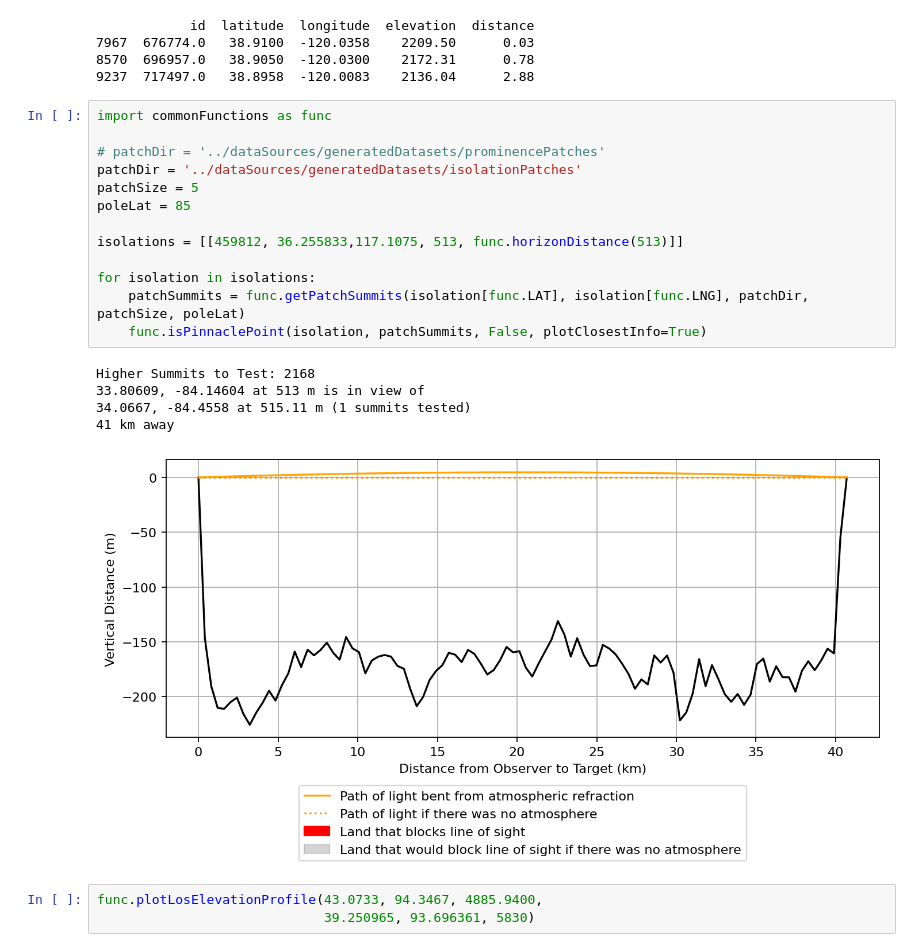
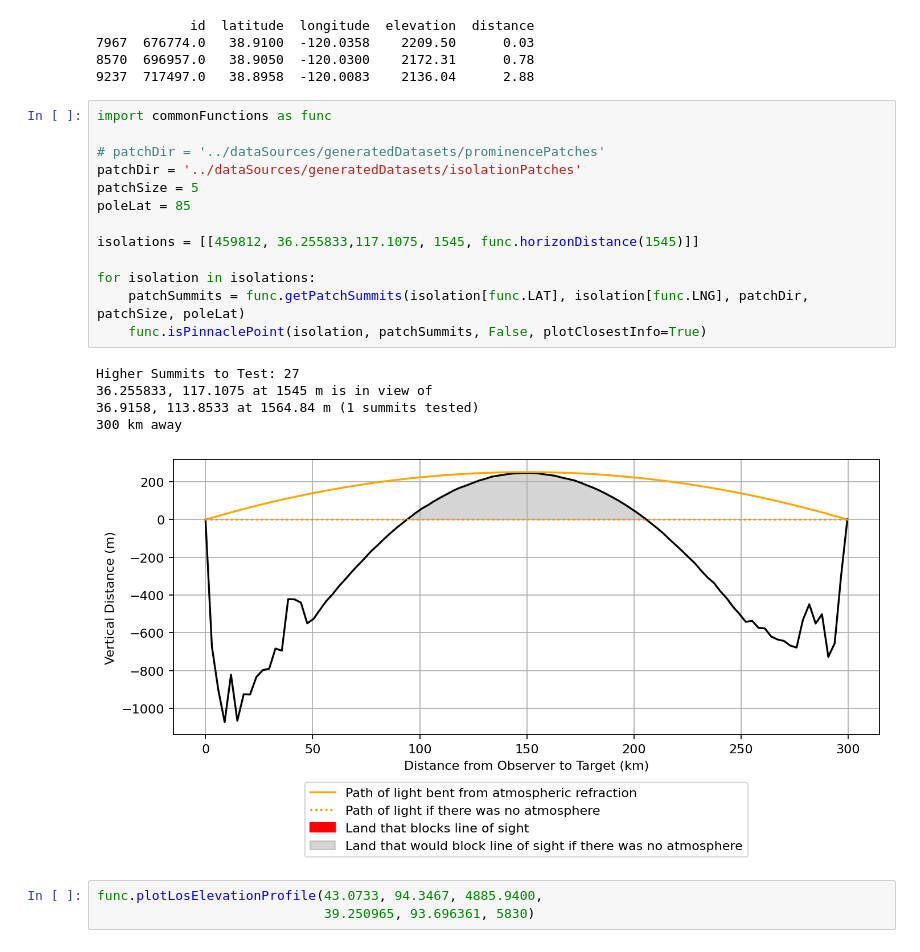
Before and after one commit to jgbreault/PinnaclePoints, a Jupyter notebook: scripts/analysis.ipynb, the cells around one changed output. Cells and saved outputs as stored; diff of their text form.

```diff
--- a/scripts/analysis.ipynb
+++ b/scripts/analysis.ipynb
@@ -538,22 +541,22 @@ findClosestSummitsToPoint(latitudeToTest, longitudeToTest, summits)
 # %%
 import commonFunctions as func
 
 # patchDir = '../dataSources/generatedDatasets/prominencePatches'
 patchDir = '../dataSources/generatedDatasets/isolationPatches'
 patchSize = 5
 poleLat = 85
 
-isolations = [[459812, 36.255833,117.1075, 513, func.horizonDistance(513)]]
+isolations = [[459812, 36.255833,117.1075, 1545, func.horizonDistance(1545)]]
 
 for isolation in isolations:
     patchSummits = func.getPatchSummits(isolation[func.LAT], isolation[func.LNG], patchDir, patchSize, poleLat)
     func.isPinnaclePoint(isolation, patchSummits, False, plotClosestInfo=True)
 # %% [output]
-Higher Summits to Test: 2168
-33.80609, -84.14604 at 513 m is in view of
-34.0667, -84.4558 at 515.11 m (1 summits tested)
-41 km away
+Higher Summits to Test: 27
+36.255833, 117.1075 at 1545 m is in view of
+36.9158, 113.8533 at 1564.84 m (1 summits tested)
+300 km away
-[figure, old version]
+[figure, new version]
 # %%
 func.plotLosElevationProfile(43.0733, 94.3467, 4885.9400,
                              39.250965, 93.696361, 5830)
```
Also changed, not shown: parts of 1 cell of this notebook, 1 other file.
